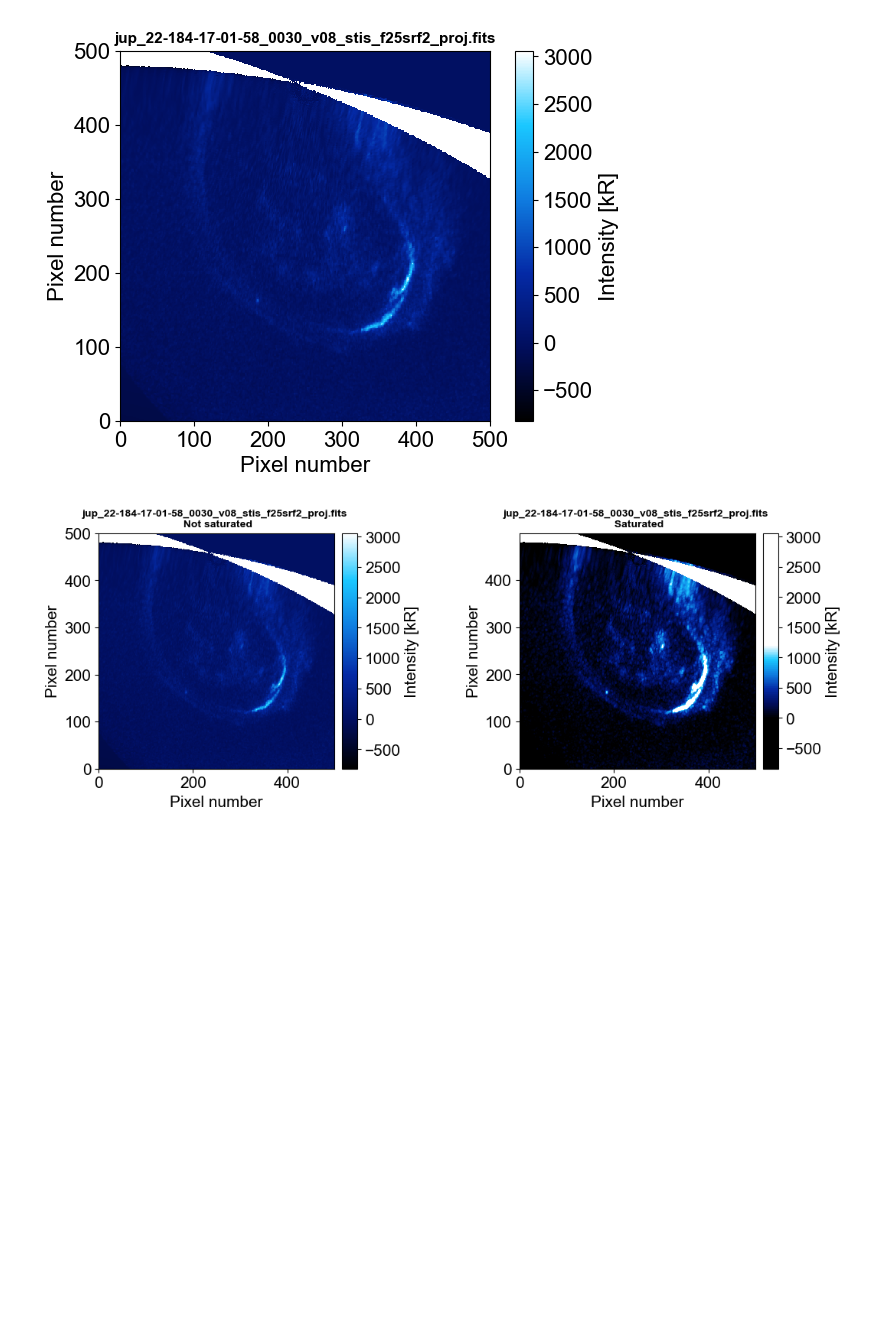
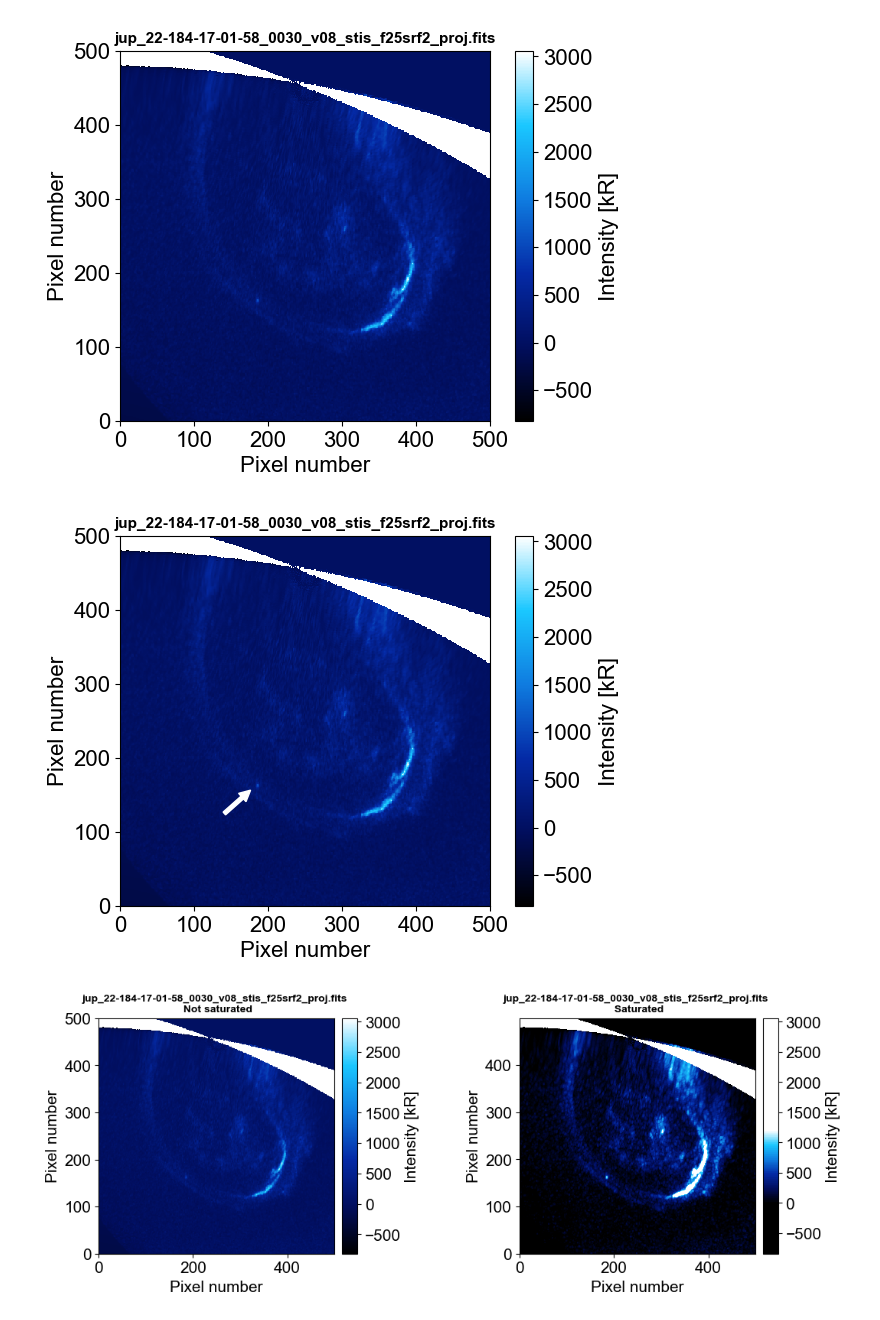
Before and after one commit to ShinnosukeSatoh/HST_Jupiter_footprints, a Jupyter notebook: sample_viewer.ipynb, the cells around one changed output. Saved outputs shown, nothing was run; the diff lists cells and outputs as text; code cells hidden in the pictures; blank space fills up the shorter version.

```diff
--- a/sample_viewer.ipynb
+++ b/sample_viewer.ipynb
@@ -78,6 +82,34 @@ pp.ax.tick_params(labelsize=16)
 plt.show()
 # %% [output]
 [figure]
+# %%
+x0 = 178
+y0 = 158
+r0 = np.sqrt(x0**2 + y0**2)
+phi = np.arctan2(y0,x0)
+dx0 = 50*np.cos(phi)
+dy0 = 50*np.sin(phi)
+
+fig, ax = plt.subplots(dpi=100)
+ax.set_aspect('equal')
+ax.set_title('jup_22-184-17-01-58_0030_v08_stis_f25srf2_proj.fits', weight='bold', fontsize=11)
+ax.set_xlabel('Pixel number', fontsize=16)
+ax.set_ylabel('Pixel number', fontsize=16)
+ax.tick_params(axis='x', labelsize=16)
+ax.tick_params(axis='y', labelsize=16)
+ax.arrow(x=x0-dx0, y=y0-dy0, dx=dx0*0.95, dy=dy0*0.95,
+         width=5, head_width=15, head_length=15, length_includes_head=True,
+         color='#FFFFFF', zorder=1
+         )
+cs = ax.pcolormesh(sample, vmin=None, vmax=None, cmap=cmapBLUES, zorder=0.5)
+# cs = ax.contourf(sample, 200, vmin=0, vmax=1000, cmap=cmapBLUES)
+pp = fig.colorbar(cs)
+pp.ax.set_title(' ', fontsize=16)
+pp.set_label('Intensity [kR]', fontsize=16)
+pp.ax.tick_params(labelsize=16)
+plt.show()
+# %% [output]
+[figure, added]
 # %%
 fig, ax = plt.subplots(1, 2, figsize=(13,4), dpi=100)
 ax[0].set_aspect('equal')
```
Also changed, not shown: parts of 2 cells of this notebook, 9 other files.
